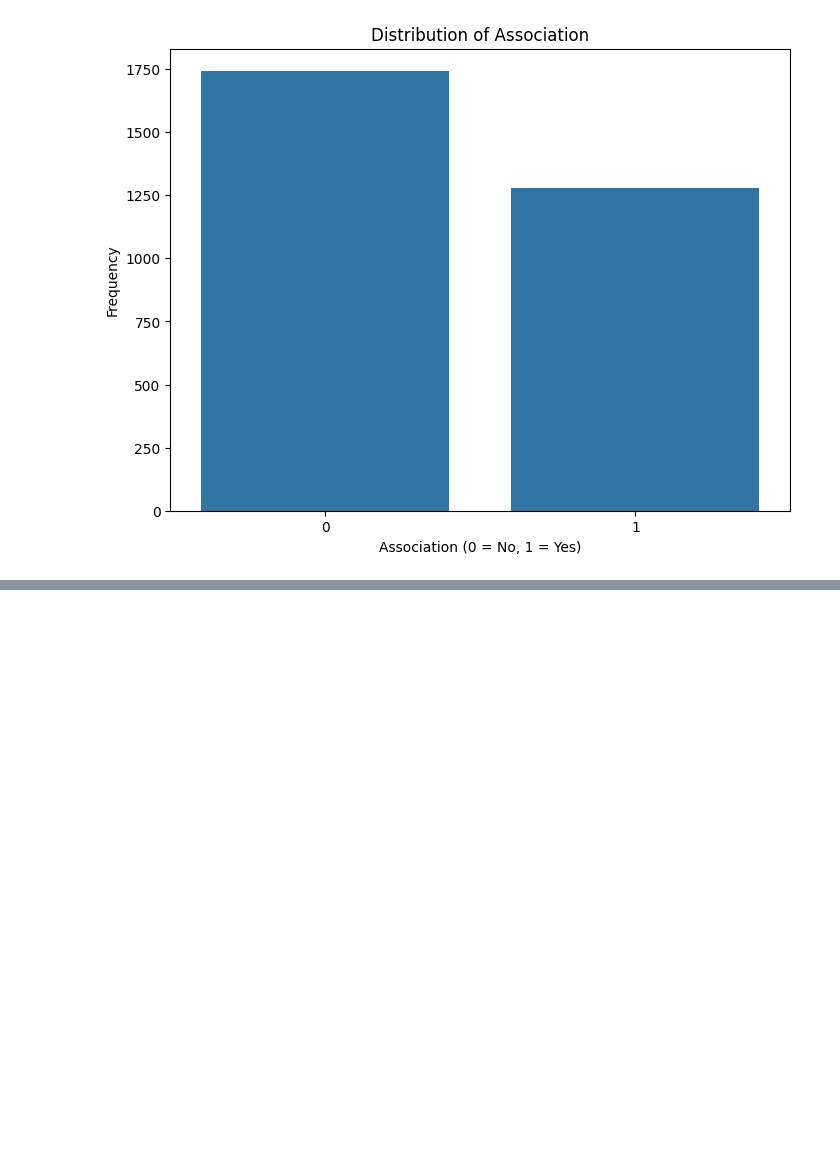
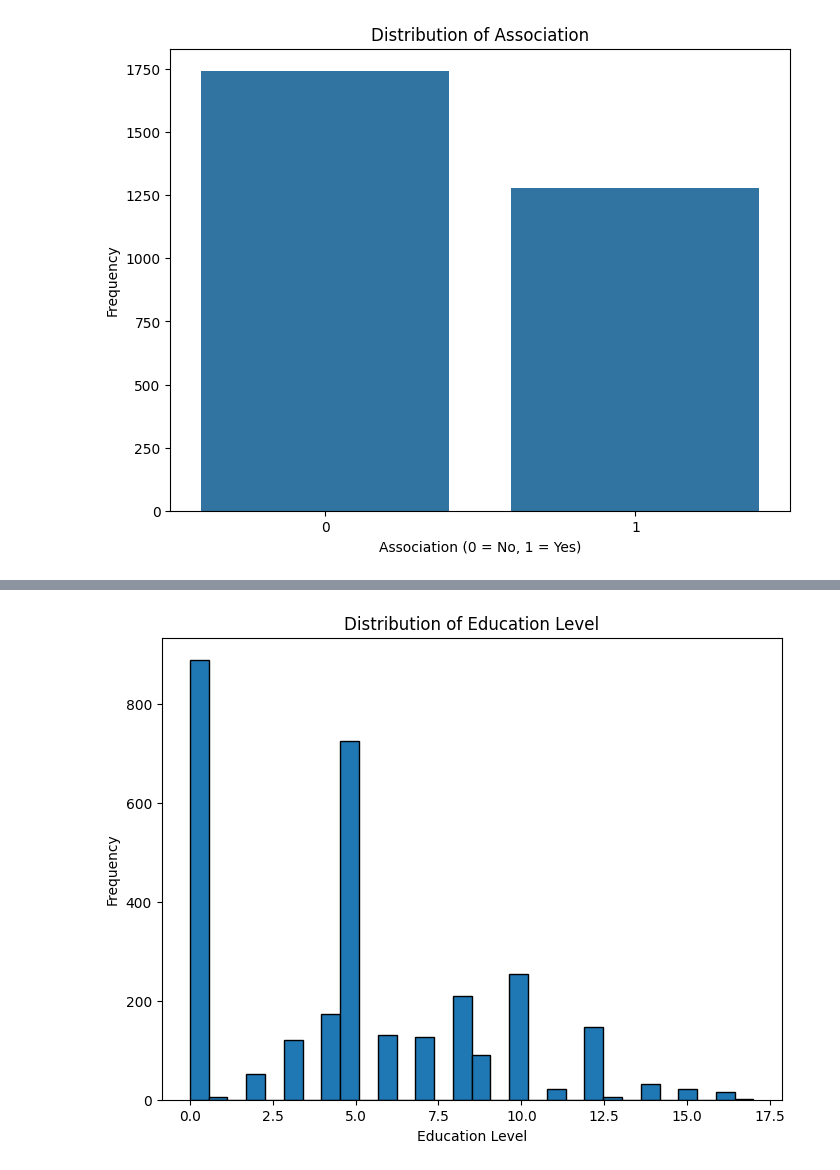
Before and after one commit to Darknight47/Data-Science-Project-01, a Jupyter notebook: logistic_regression.ipynb, the cells around one changed output, grey strips where cells are left out. Drawn from its saved outputs; the diff is of its cells as text; code cells hidden in the pictures; blank space fills up the shorter version.

Commit message:
education

```diff
--- a/logistic_regression.ipynb
+++ b/logistic_regression.ipynb
@@ -163,0 +189,10 @@ plt.show()
+# %%
+# Histogram for 'education'
+plt.figure(figsize=(8, 6))
+plt.hist(dataset['educ'], bins=30, edgecolor='k')
+plt.title('Distribution of Education Level')
+plt.xlabel('Education Level')
+plt.ylabel('Frequency')
+plt.show()
+# %% [output]
+[figure, added]
```
Also changed, not shown: parts of 3 cells of this notebook.
